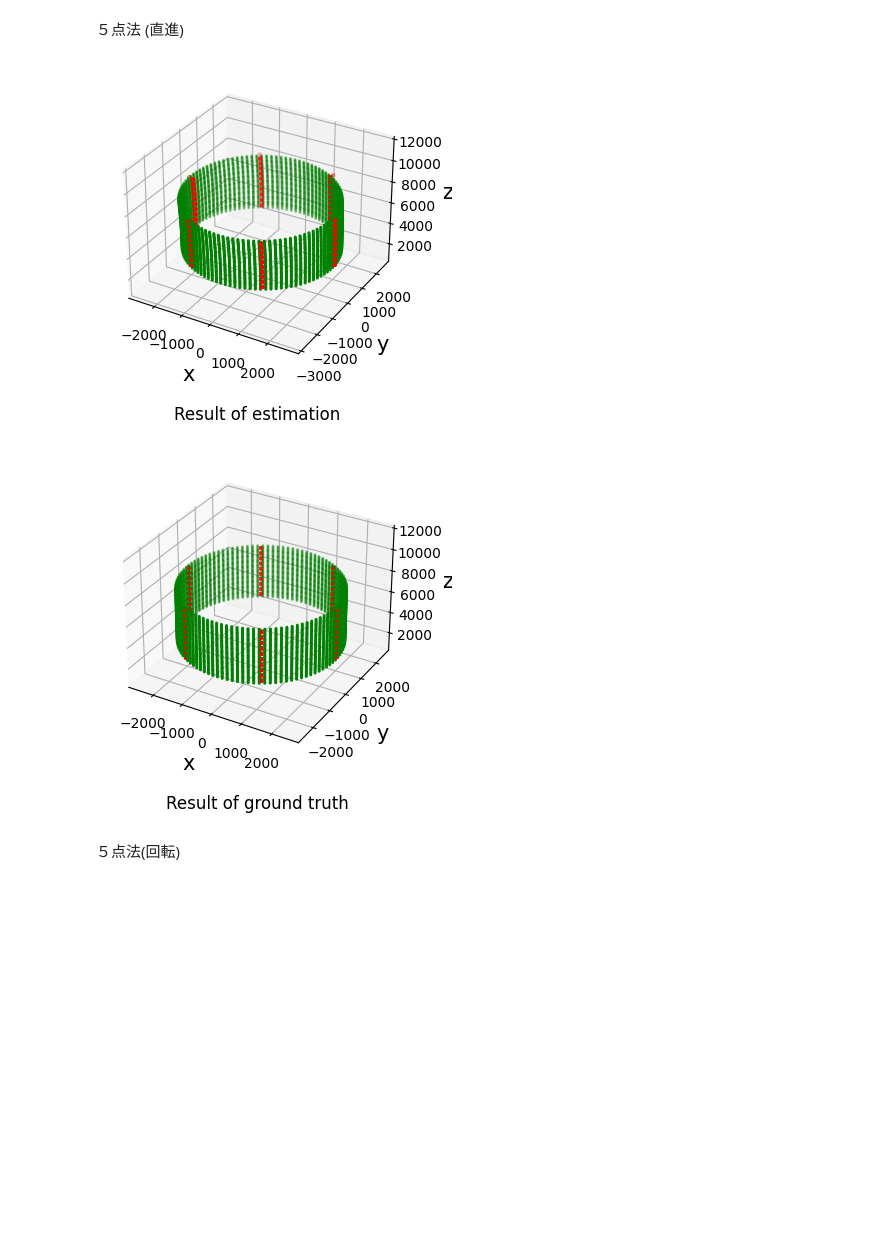
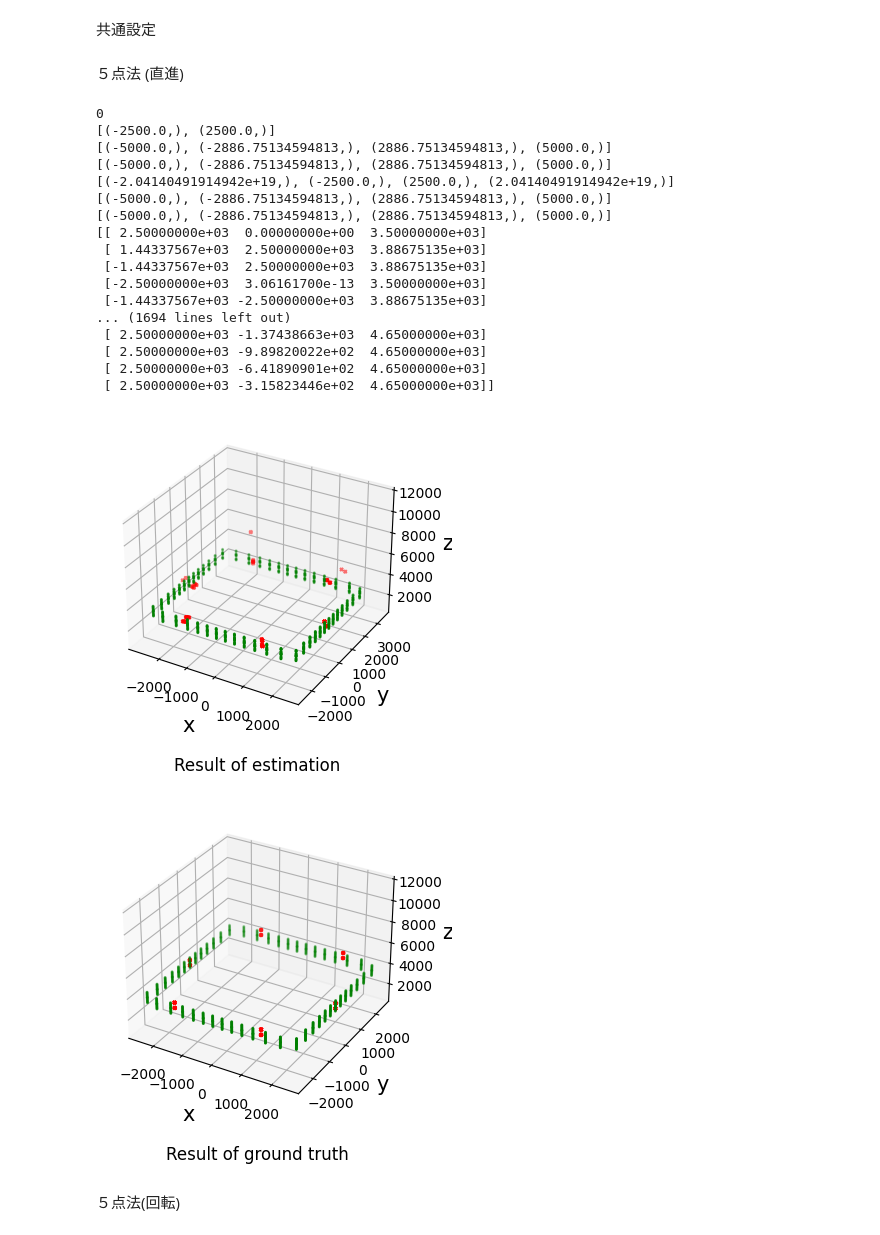
Before and after one commit to gutter-mouth/InchwormMeasurement, a Jupyter notebook: test_simulator.ipynb, the cells around one changed output. Drawn from its saved outputs; the diff is of its cells as text; code cells hidden in the pictures; blank space fills up the shorter version.

```diff
--- a/test_simulator.ipynb
+++ b/test_simulator.ipynb
@@ -11,23 +11,39 @@ from pprint import pprint
 from inchworm_measurement import utils
 from inchworm_measurement.laser import Laser
 from scipy.spatial.transform import Rotation
+# %% [markdown]
+共通設定
+# %%
+
+sigma = 0.00489 # size of pixel [mm] (nikon D800)
+focal = 8 # length of focal [mm] (NIKKOR 8-15mm f/3.5-4.5E)
+
+A = np.array([
+    [focal/sigma, 0, 0],
+    [0, focal/sigma, 0],
+    [0, 0, 1]
+])
+
+
+surface_functions_eq = [
+    lambda x,y,z: (x-2500)*(x+2500)*(y-2500)*(y+2500),
+    lambda x,y,z: (x-1500)*(x+1500)*(y-1500)*(y+1500)
+]
+surface_functions_ineq = [
+    # lambda x,y,z: -2500 < x and x < 2500 and -2500 < y and y < 2500
+    lambda x,y,z: -2500 <= x+1,
+    lambda x,y,z: -2500 <= y+1,
+    lambda x,y,z: x-1 <= 2500,
+    lambda x,y,z: y-1 <= 2500
+]
 # %% [markdown]
 ５点法 (直進)
 # %%
-
-sigma = 0.00489 # size of pixel [mm] (nikon D800)
-focal = 8 # length of focal [mm] (NIKKOR 8-15mm f/3.5-4.5E)
-
-A = np.array([
-    [focal/sigma, 0, 0],
-    [0, focal/sigma, 0],
-    [0, 0, 1]
-])
 base_motion= np.array([
     [[1, 0, 0, 0],
     [0, 1, 0, 0],
     [0, 0, 1, 100*i],
-    [0, 0, 0, 1]] for i in range(1000)]
+    [0, 0, 0, 1]] for i in range(15)]
 )
 spotlaser_offset= np.array([
     [1, 0, 0, 0],
@@ -48,40 +64,60 @@ spotlaser_direction = np.array(
     [[np.cos(i * np.pi / n * 2), np.sin(i * np.pi / n * 2), 1] for i in range(n)]
 ).T
 
-m = 100
+m = 50
 ringlaser_origin = np.zeros((3, m))
 ringlaser_direction = np.array(
     [[np.cos(i * np.pi / m * 2), np.sin(i * np.pi / m * 2), 0] for i in range(m)]
 ).T
 
 simulator_params = {
     "A": A,
     "spot_laser": Laser(spotlaser_origin, spotlaser_direction),
     "ring_laser": Laser(ringlaser_origin, ringlaser_direction),
     "spotlaser_offset": spotlaser_offset,
     "ringlaser_offset": ringlaser_offset,
-    "cylinder_radius": 2500,
+    "surface_functions_eq": surface_functions_eq,
+    "surface_functions_ineq": surface_functions_ineq,
     "base_motion": base_motion,
     "is_ring_with_camera": True,
-    "idx_length": 50,
+    "idx_length": 10,
     "idx_period": 5,
     "round_threshold": 0.5,
     "is_three_points_algorithm": False,
     "is_bundle": True,
     "is_5points_true": False,
     "is_scale_true": False,
     "name": "運動直進，スポットレーザはみ出しなし"
 }
 
 S = Simulator(simulator_params)
 S.run()
 
 zlim = [500,12000]
 S.show_result(zlim = zlim)
 S.show_result( zlim = zlim,is_groundtruth=True)
+
+S.plot_pose()
 # %% [output]
+0
+[(-2500.0,), (2500.0,)]
+[(-5000.0,), (-2886.75134594813,), (2886.75134594813,), (5000.0,)]
+[(-5000.0,), (-2886.75134594813,), (2886.75134594813,), (5000.0,)]
+[(-2.04140491914942e+19,), (-2500.0,), (2500.0,), (2.04140491914942e+19,)]
+[(-5000.0,), (-2886.75134594813,), (2886.75134594813,), (5000.0,)]
+[(-5000.0,), (-2886.75134594813,), (2886.75134594813,), (5000.0,)]
+[[ 2.50000000e+03  0.00000000e+00  3.50000000e+03]
+ [ 1.44337567e+03  2.50000000e+03  3.88675135e+03]
+ [-1.44337567e+03  2.50000000e+03  3.88675135e+03]
+ [-2.50000000e+03  3.06161700e-13  3.50000000e+03]
+ [-1.44337567e+03 -2.50000000e+03  3.88675135e+03]
+... (1694 lines left out)
+ [ 2.50000000e+03 -1.37438663e+03  4.65000000e+03]
+ [ 2.50000000e+03 -9.89820022e+02  4.65000000e+03]
+ [ 2.50000000e+03 -6.41890901e+02  4.65000000e+03]
+ [ 2.50000000e+03 -3.15823446e+02  4.65000000e+03]]
-[figure, old version]
+[figure, new version]
-[figure, old version]
+[figure, new version]
 # %% [markdown]
 ５点法(回転)
 # %%
```
Also changed, not shown: parts of 4 cells of this notebook, 2 other files.
